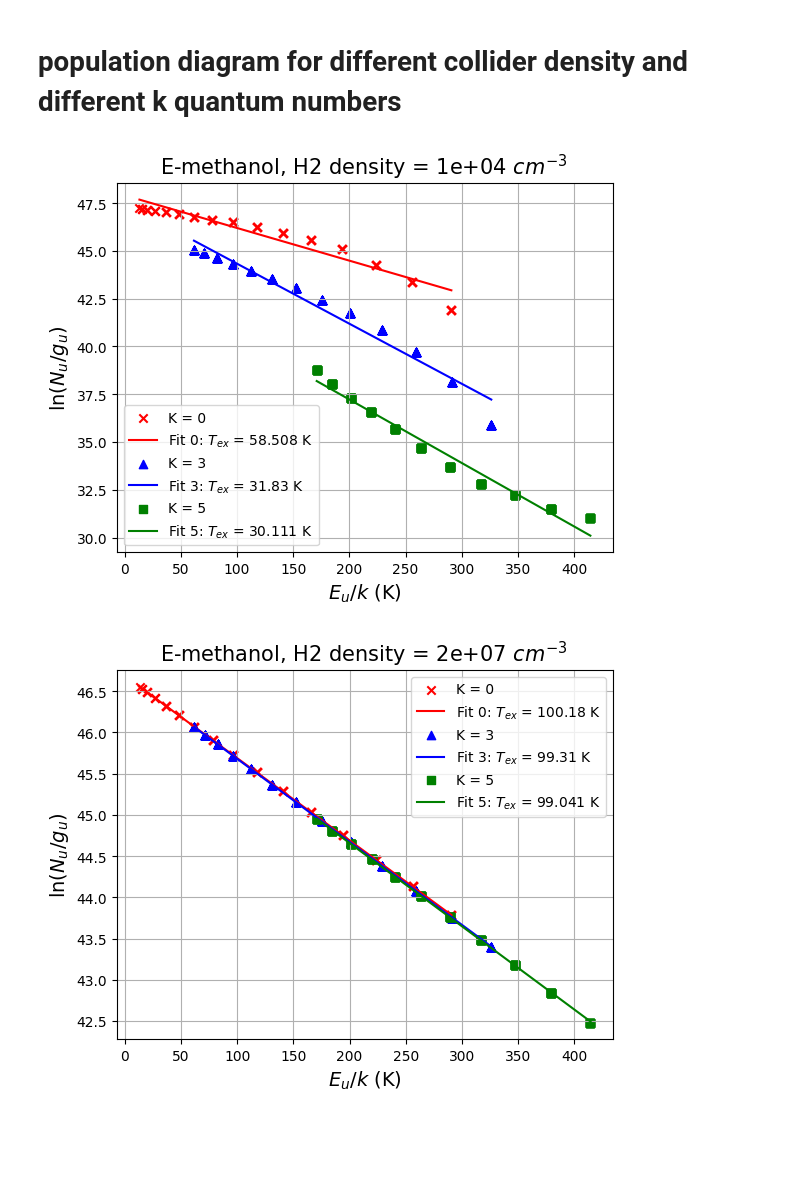
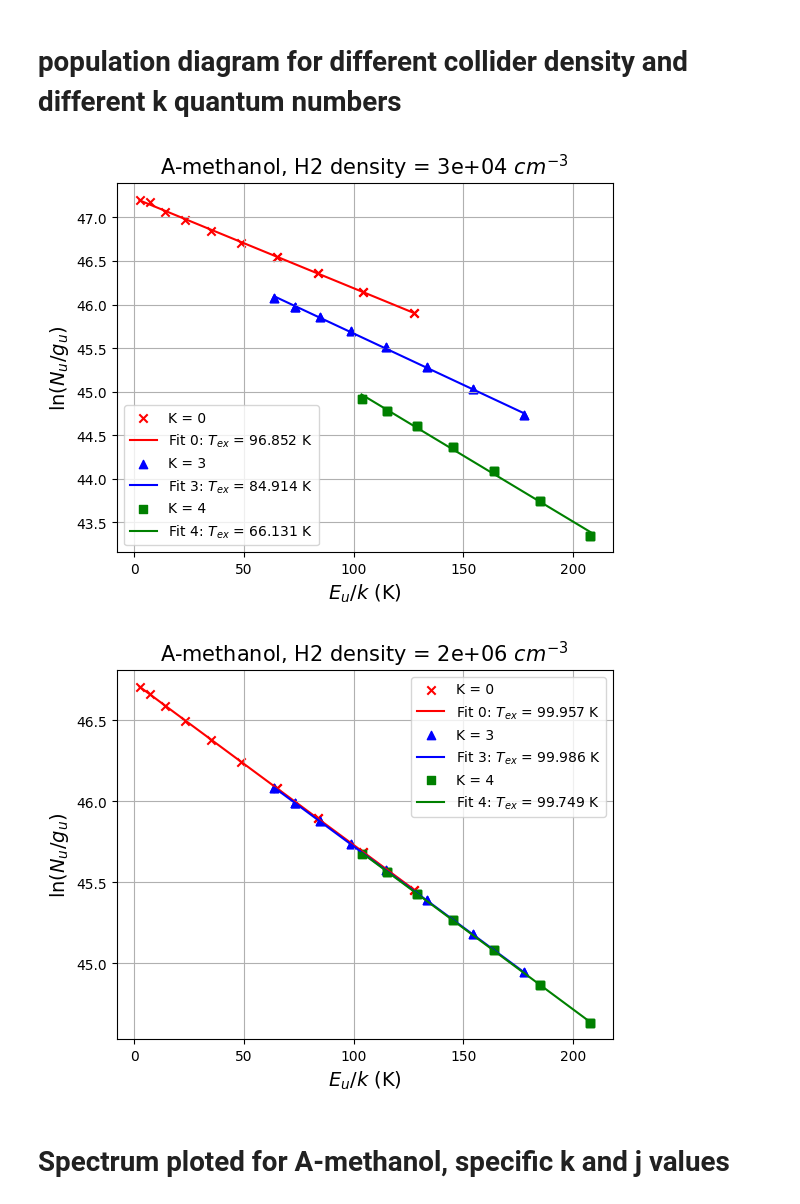
Before and after one commit to aleksej-rodano/phas0052_project, a Jupyter notebook: pythonradex_clean.ipynb, the cells around one changed output. Saved outputs shown, nothing was run; the diff lists cells and outputs as text; code cells hidden in the pictures; blank space fills up the shorter version.

```diff
--- a/pythonradex_clean.ipynb
+++ b/pythonradex_clean.ipynb
@@ -443,7 +457,7 @@ dict_keys(['levels', 'radiative transitions', 'collisional transitions', 'quantu
 # Extract data
 # %%
 # Create an instance of myclass
-CO_cloud_instance = MyClass(cloud, data_co, N, width_v, Tkin)
+CO_cloud_instance = MyClass(cloud, data_co, N, width_v)
 
 # number of transitions used in the analysis
 NUM_TRANSITIONS = 15
@@ -1344,7 +1358,7 @@ cloud.print_results()
 ## Plot spectrum lines, non-LTE case
 # %%
 # initialize the class with the new cloud object
-CO_cloud_instance_nonLTE = MyClass(cloud, data_co, N, width_v, Tkin)
+CO_cloud_instance_nonLTE = MyClass(cloud, data_co, N, width_v)
 # get the values from the non-LtE cloud object and the data file
 
 TexCo_nonLTE, tauCo_nonLTE, _, _, _, _, _, _, gammaCo_nonLTE, NuCo_nonLTE, NlCo_nonLTE, FWHMCO_nonLTE = (
@@ -1573,7 +1587,7 @@ def update_cloud_methanol(datafilepath, LAMDA_data, N, Tkin, collider_densities_
         cloud_methanol.solve_radiative_transfer()
 
     # extract the data from the cloud object and the data file
-    methanol_instance = MyClass(cloud_methanol, LAMDA_data, N, width_v, Tkin)
+    methanol_instance = MyClass(cloud_methanol, LAMDA_data, N, width_v)
 
     Tex, _, _, _, _, Eu, gup, _, _, Nu, _, _ = methanol_instance.extract_and_calculate(debug=False)
 
@@ -1825,16 +1835,18 @@ plt.show()
 # %% [markdown]
 # population diagram for different collider density and different k quantum numbers
 # %%
-def plot_population_diagram_K(k_values, molecule_column_density, Tkin, h2_density_cm):
+def plot_population_diagram_K(k_values, j_lower_limit, j_upper_limit, molecule_column_density, Tkin, h2_density_cm):
     """
     Get data for different k values and plot the population diagram.
 
     Parameters
     -----------
-    molecule_instance : MyClass
-        Instance of the molecule class.
     k_values : list of str
         List of k quantum numbers to get data for.
+    j_lower_limit : int
+        Lower limit for the J quantum number.
+    j_upper_limit : int
+        Upper limit for the J quantum number.
     h2_density : dict
         H2 density in cm^-3. (it is converted into m-3)
     title : str, optional
@@ -1844,9 +1856,9 @@ def plot_population_diagram_K(k_values, molecule_column_density, Tkin, h2_densit
     h2_density = {key: value / constants.centi**3 for key, value in h2_density_cm.items()}
 
     # update the cloud for methanol-A, and get the values
-    _, _, _, _, molecule_instance = update_cloud_methanol(filepath_methano_E, data_methanol_E, molecule_column_density, Tkin, h2_density, width_v)
+    _, _, _, _, molecule_instance = update_cloud_methanol(filepath_methano_A, data_methanol_A, molecule_column_density, Tkin, h2_density, width_v)
     # Get values for specific k quantum numbers
-    data_sets = [molecule_instance.get_selected_variables(k) for k in k_values]
+    data_sets = [molecule_instance.get_selected_variables(k, j_lower_limit, j_upper_limit) for k in k_values]
 
     # Plot the population diagram for different k values
     fig, ax = plt.subplots()
@@ -1876,25 +1888,31 @@ def plot_population_diagram_K(k_values, molecule_column_density, Tkin, h2_densit
 
     plt.xlabel(r"$E_u/k$ (K)", fontsize=14)
     plt.ylabel(r"$\ln(N_u / g_u)$", fontsize=14)
-    plt.title(f"E-methanol, H2 density = {h2_density_cm['H2']:.0e} $cm^{{-3}}$ ", fontsize=15)
+    plt.title(f"A-methanol, H2 density = {h2_density_cm['H2']:.0e} $cm^{{-3}}$ ", fontsize=15)
 
     plt.legend()
     ax.grid()
     plt.show()
 # %%
-h2_density_cm1 = {"H2": 1e4}  # dictionary format
-h2_density_cm2 = {"H2": 2e7}  # dictionary format
+h2_density_cm1 = {"H2": 3e4}  # dictionary format
+h2_density_cm2 = {"H2": 2e6}  # dictionary format
 # h2_density_cm3 = {"H2": 1e9}  # dictionary format
 Tkin_test = 100
 
 N_methanol = 1e17 / constants.centi**3  # total column density in m^-2
 # select 3 different k values
 
-k_values = ["0", "3", "5"]
+j_upper_limit = 10
+j_lower_limit = 0
 
-plot_population_diagram_K(k_values, N_methanol, Tkin_test, h2_density_cm1)
-plot_population_diagram_K(k_values, N_methanol, Tkin_test, h2_density_cm2)
+k_values = ["0", "3", "4"]
+
+plot_population_diagram_K(k_values, j_lower_limit, j_upper_limit, N_methanol, Tkin_test, h2_density_cm1)
+
+plot_population_diagram_K(k_values, j_lower_limit, j_upper_limit, N_methanol, Tkin_test, h2_density_cm2)
 # plot_population_diagram_K(k_values, N_methanol, Tkin_test, h2_density_cm3)
 # %% [output]
-[figure, old version]
+[figure, new version]
-[figure, old version]
+[figure, new version]
+# %% [markdown]
+# Spectrum ploted for A-methanol, specific k and j values
```
Also changed, not shown: parts of 4 cells of this notebook, 3 other files.
